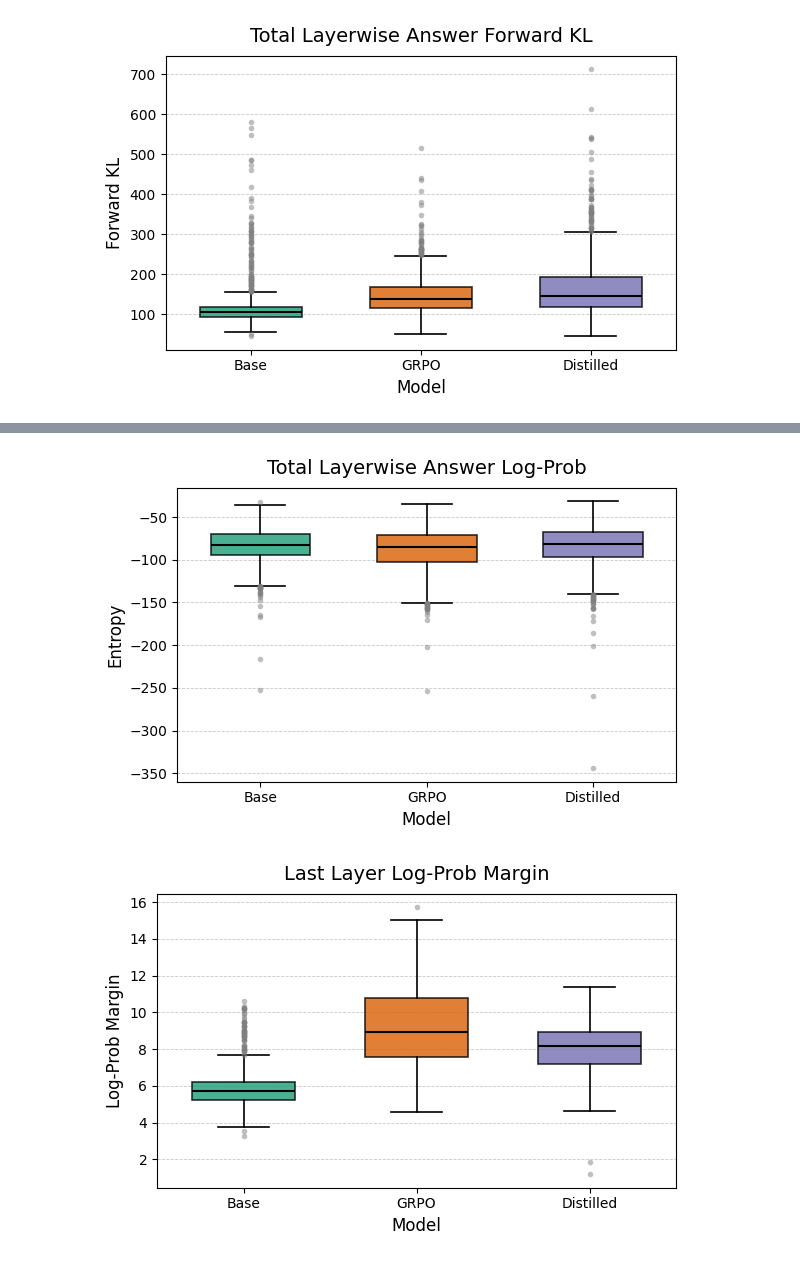
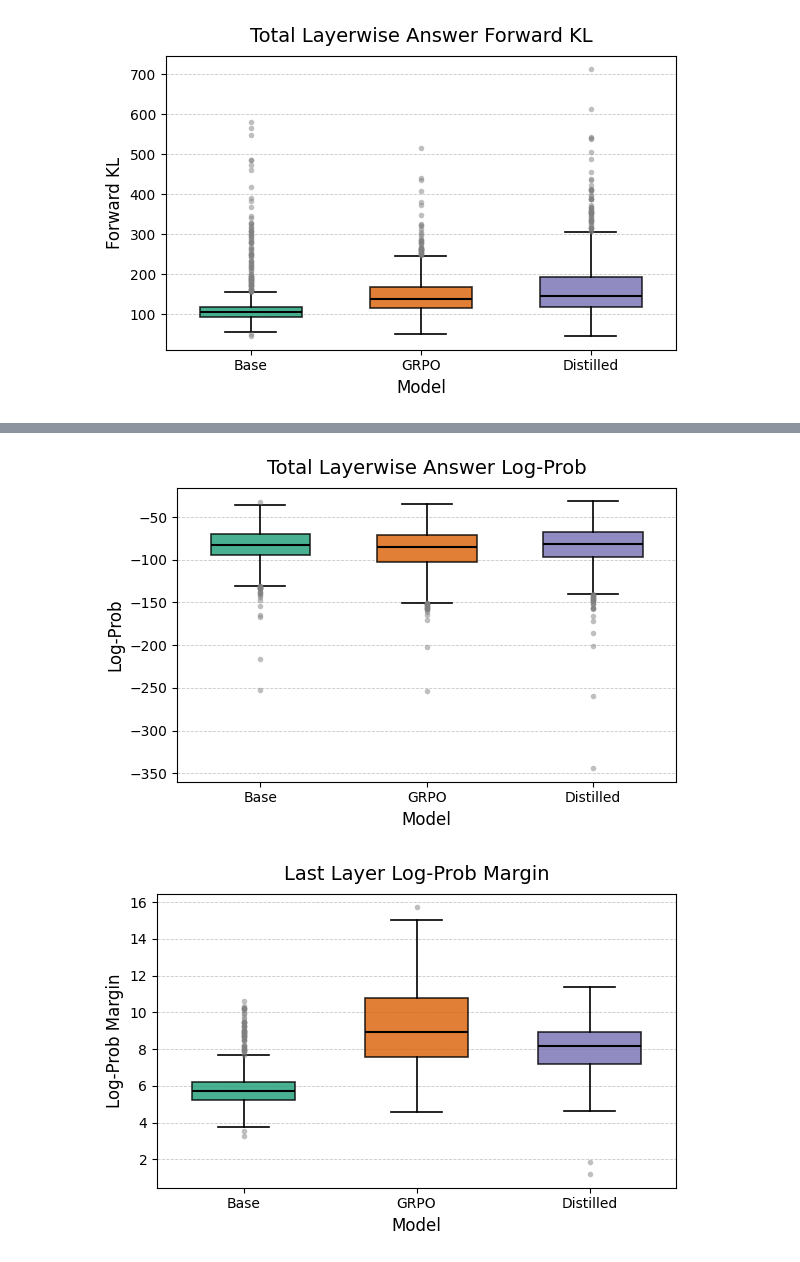
Before and after one commit to ITA-TECNOLOGIA/PIRINEOS-Interp, a Jupyter notebook: notebooks/tunedlens_gsm8k_20250610.ipynb, the cells around one changed output, grey strips where cells are left out. Drawn from its saved outputs; the diff is of its cells as text; code cells hidden in the pictures.

```diff
--- a/notebooks/tunedlens_gsm8k_20250610.ipynb
+++ b/notebooks/tunedlens_gsm8k_20250610.ipynb
@@ -517,14 +517,14 @@ cool_boxplot(data,
 # %%
 # boxplot
 runs = ['base', 'grpo', 'distil']  # order you want on the x-axis
 data = [correct_df.loc[correct_df['run']==r, 'res_auc_logp'].dropna().values for r in runs]
 
 cool_boxplot(data,
              models = ["Base", "GRPO", "Distilled"],
-             y_label='Entropy',
+             y_label='Log-Prob',
              title='Total Layerwise Answer Log-Prob')
 # %% [output]
-[figure, old version]
+[figure, new version]
 # %%
 # boxplot
 runs = ['base', 'grpo', 'distil']  # order you want on the x-axis
```
Also changed, not shown: parts of 1 cell of this notebook, 2 other files.
